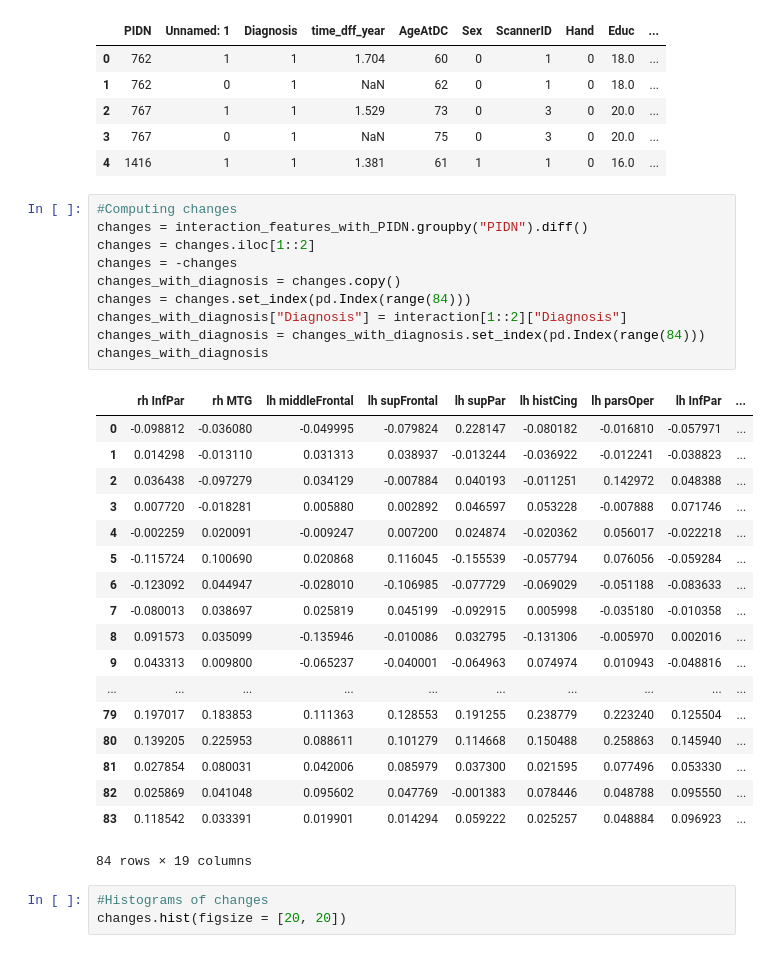
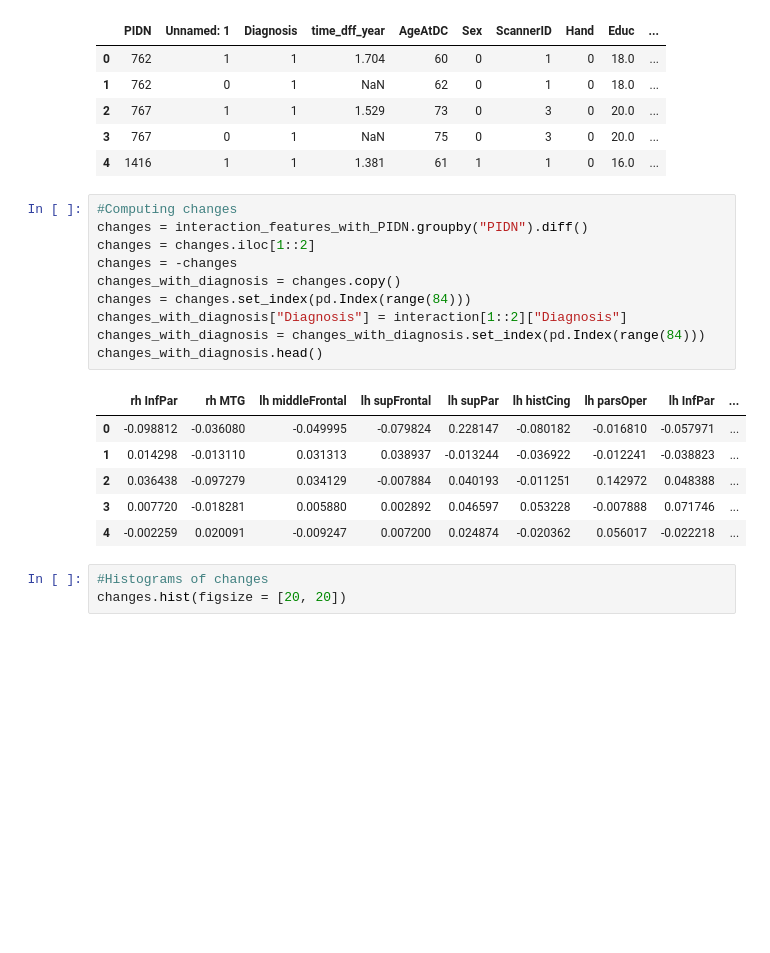
Before and after one commit to RoyMassett/Roy_Ava_Clustering_2019, a Jupyter notebook: notebooks/Thickness_Interaction_Clustering.ipynb, the cells around one changed output. Saved outputs shown, nothing was run; the diff lists cells and outputs as text; blank space fills up the shorter version.

```diff
--- a/notebooks/Thickness_Interaction_Clustering.ipynb
+++ b/notebooks/Thickness_Interaction_Clustering.ipynb
@@ -99,32 +99,20 @@ interaction.head()
 # %%
 #Computing changes
 changes = interaction_features_with_PIDN.groupby("PIDN").diff()
 changes = changes.iloc[1::2]
 changes = -changes
 changes_with_diagnosis = changes.copy()
 changes = changes.set_index(pd.Index(range(84)))
 changes_with_diagnosis["Diagnosis"] = interaction[1::2]["Diagnosis"]
 changes_with_diagnosis = changes_with_diagnosis.set_index(pd.Index(range(84)))
-changes_with_diagnosis
+changes_with_diagnosis.head()
 # %% [output]
 |  | rh InfPar | rh MTG | lh middleFrontal | lh supFrontal | lh supPar | lh histCing | lh parsOper | lh InfPar | ... |
 | 0 | -0.098812 | -0.036080 | -0.049995 | -0.079824 | 0.228147 | -0.080182 | -0.016810 | -0.057971 | ... |
 | 1 | 0.014298 | -0.013110 | 0.031313 | 0.038937 | -0.013244 | -0.036922 | -0.012241 | -0.038823 | ... |
 | 2 | 0.036438 | -0.097279 | 0.034129 | -0.007884 | 0.040193 | -0.011251 | 0.142972 | 0.048388 | ... |
 | 3 | 0.007720 | -0.018281 | 0.005880 | 0.002892 | 0.046597 | 0.053228 | -0.007888 | 0.071746 | ... |
 | 4 | -0.002259 | 0.020091 | -0.009247 | 0.007200 | 0.024874 | -0.020362 | 0.056017 | -0.022218 | ... |
-| 5 | -0.115724 | 0.100690 | 0.020868 | 0.116045 | -0.155539 | -0.057794 | 0.076056 | -0.059284 | ... |
-| 6 | -0.123092 | 0.044947 | -0.028010 | -0.106985 | -0.077729 | -0.069029 | -0.051188 | -0.083633 | ... |
-| 7 | -0.080013 | 0.038697 | 0.025819 | 0.045199 | -0.092915 | 0.005998 | -0.035180 | -0.010358 | ... |
-| 8 | 0.091573 | 0.035099 | -0.135946 | -0.010086 | 0.032795 | -0.131306 | -0.005970 | 0.002016 | ... |
-| 9 | 0.043313 | 0.009800 | -0.065237 | -0.040001 | -0.064963 | 0.074974 | 0.010943 | -0.048816 | ... |
-| ... | ... | ... | ... | ... | ... | ... | ... | ... | ... |
-| 79 | 0.197017 | 0.183853 | 0.111363 | 0.128553 | 0.191255 | 0.238779 | 0.223240 | 0.125504 | ... |
-| 80 | 0.139205 | 0.225953 | 0.088611 | 0.101279 | 0.114668 | 0.150488 | 0.258863 | 0.145940 | ... |
-| 81 | 0.027854 | 0.080031 | 0.042006 | 0.085979 | 0.037300 | 0.021595 | 0.077496 | 0.053330 | ... |
-| 82 | 0.025869 | 0.041048 | 0.095602 | 0.047769 | -0.001383 | 0.078446 | 0.048788 | 0.095550 | ... |
-| 83 | 0.118542 | 0.033391 | 0.019901 | 0.014294 | 0.059222 | 0.025257 | 0.048884 | 0.096923 | ... |
-84 rows × 19 columns
 # %%
 #Histograms of changes
 changes.hist(figsize = [20, 20])
```
Also changed, not shown: parts of 15 cells of this notebook.
